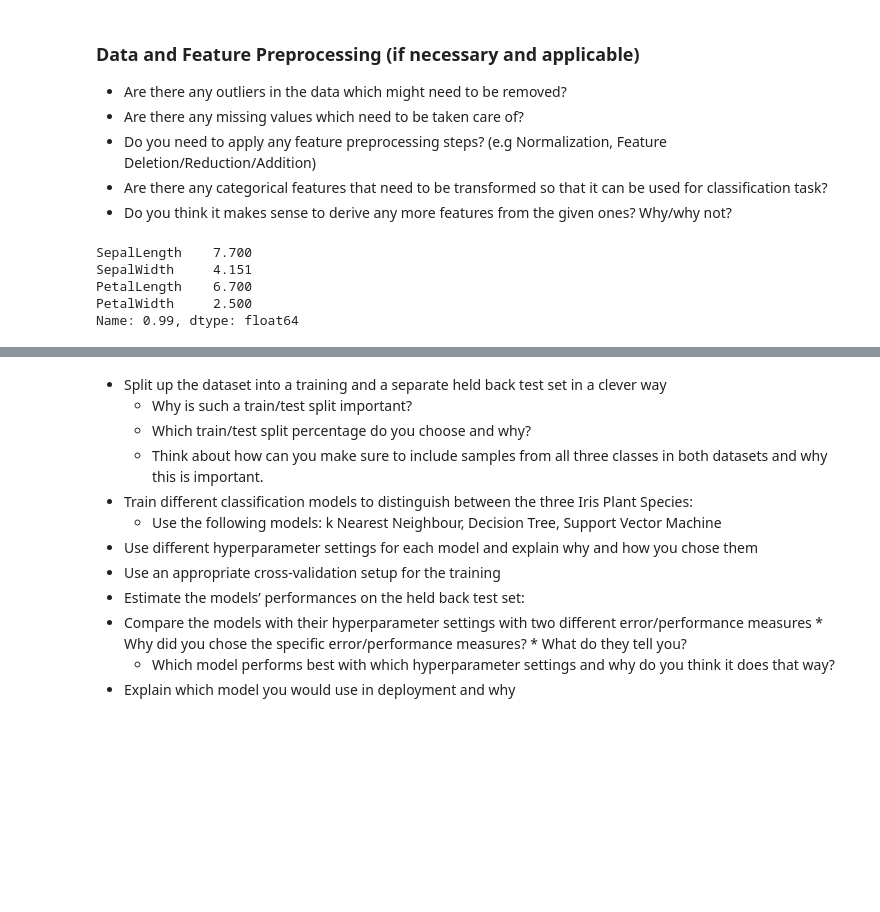
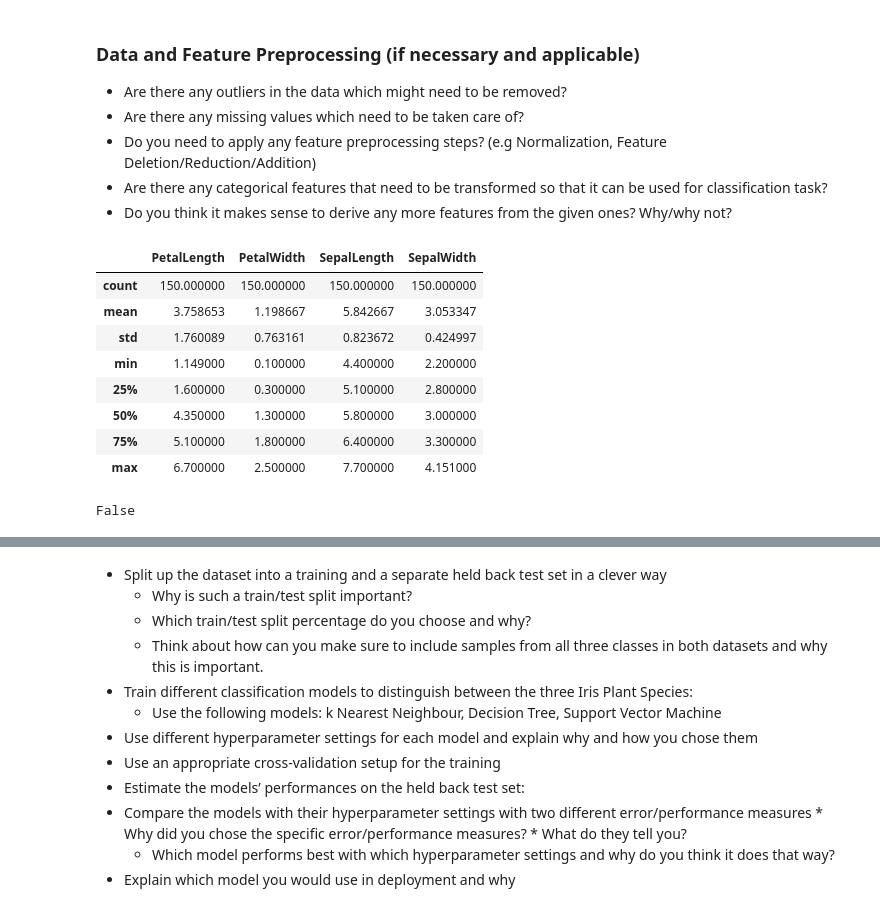
Before and after one commit to fweingartshofer/mc-ml, a Jupyter notebook: e02/iris.ipynb, the cells around one changed output, grey strips where cells are left out. Saved outputs shown, nothing was run; the diff lists cells and outputs as text; code cells hidden in the pictures; blank space fills up the shorter version.

```diff
--- a/e02/iris.ipynb
+++ b/e02/iris.ipynb
@@ -66,11 +67,26 @@ ML toolchain including the following steps:
 * Do you need to apply any feature preprocessing steps? (e.g Normalization, Feature Deletion/Reduction/Addition)
 * Are there any categorical features that need to be transformed so that it can be used for classification task?
 * Do you think it makes sense to derive any more features from the given ones? Why/why not?
-# %%
-df.quantile(0.99)
-# %% [output]
-SepalLength    7.700
-SepalWidth     4.151
-PetalLength    6.700
-PetalWidth     2.500
-Name: 0.99, dtype: float64
+# %%
+X = df[['PetalLength', 'PetalWidth', 'SepalLength', 'SepalWidth']]
+y = df['Name']
+q_max = X.quantile(.99)
+q_min = X.quantile(.01)
+# Outlier Removal
+
+X.clip(lower=q_min, upper=q_max, axis=1).describe()
+# %% [output]
+|  | PetalLength | PetalWidth | SepalLength | SepalWidth |
+| count | 150.000000 | 150.000000 | 150.000000 | 150.000000 |
+| mean | 3.758653 | 1.198667 | 5.842667 | 3.053347 |
+| std | 1.760089 | 0.763161 | 0.823672 | 0.424997 |
+| min | 1.149000 | 0.100000 | 4.400000 | 2.200000 |
+| 25% | 1.600000 | 0.300000 | 5.100000 | 2.800000 |
+| 50% | 4.350000 | 1.300000 | 5.800000 | 3.000000 |
+| 75% | 5.100000 | 1.800000 | 6.400000 | 3.300000 |
+| max | 6.700000 | 2.500000 | 7.700000 | 4.151000 |
+# %%
+# NaN
+df.isnull().values.any()
+# %% [output]
+False
```
Also changed, not shown: parts of 4 cells of this notebook.
